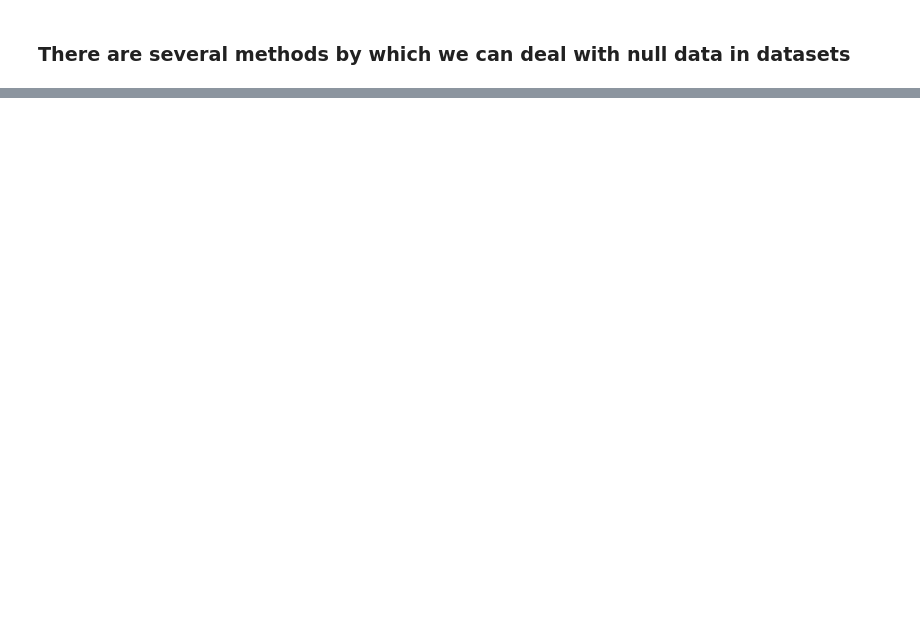
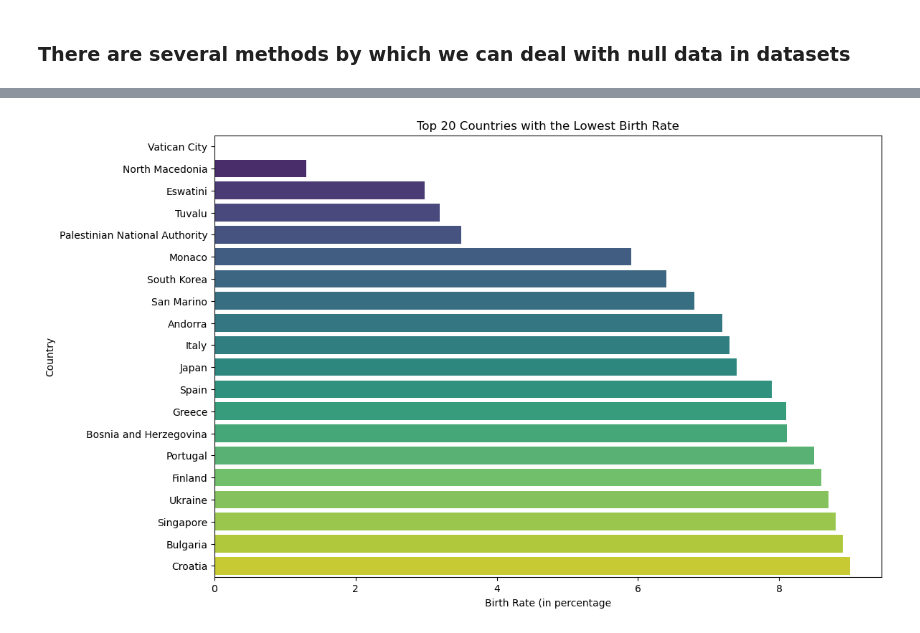
Before and after one commit to Shivam-5403/python_project_data-analytics, a Jupyter notebook: GlobalDataAnalysis.ipynb, the cells around one changed output, grey strips where cells are left out. Cells and saved outputs as stored; diff of their text form; code cells hidden in the pictures; blank space fills up the shorter version.

```diff
--- a/GlobalDataAnalysis.ipynb
+++ b/GlobalDataAnalysis.ipynb
@@ -257,0 +170,12 @@ The average unemployment rate across all countries is: 6.89%
+# %%
+# For lowest Birth Rates
+bottom_20_countries_br = data1.nsmallest(20, 'Birth Rate')
+
+plt.figure(figsize=(12, 8))
+sns.barplot(x='Birth Rate', y='Country', data=bottom_20_countries_br, palette='viridis')
+plt.xlabel('Birth Rate (in percentage')
+plt.ylabel('Country')
+plt.title('Top 20 Countries with the Lowest Birth Rate')
+plt.show()
+# %% [output]
+[figure, added]
```
Also changed, not shown: parts of 52 cells of this notebook, 1 other file.
